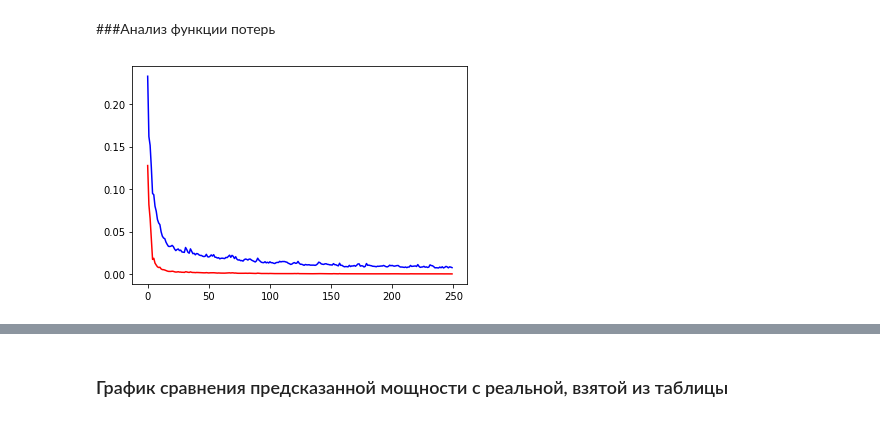
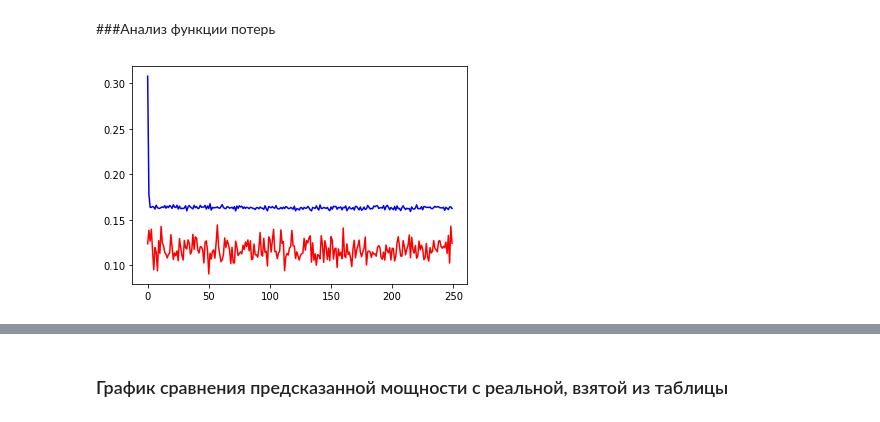
Before and after one commit to andrew-veriga/sunpower, a Jupyter notebook: model.ipynb, the cells around one changed output, grey strips where cells are left out. Saved outputs shown, nothing was run; the diff lists cells and outputs as text; code cells hidden in the pictures.

```diff
--- a/model.ipynb
+++ b/model.ipynb
@@ -373,14 +373,15 @@ Epoch 250/250
 # history = Model.fit(train, validation_data=(validation), epochs=epoch_num+20, initial_epoch=epoch_num, callbacks=[lr_schedule])
 # %%
 loss = history.history['loss']
-mse = history.history['mse']
+val_loss = history.history['val_loss']
 epochs = range(len(loss))
 plt.plot(epochs, loss, 'b', label='Training Loss')
-plt.plot(epochs, mse, 'r', label='Training mae')
+plt.plot(epochs, val_loss, 'r', label='Validation Loss')
+# plt.legend(["Loss", "validate loss"])
 
 plt.show()
 # %% [output]
-[figure, old version]
+[figure, new version]
 # %%
 # Plot all but the first 10
 skip_steps=100
```
Also changed, not shown: parts of 6 cells of this notebook.
